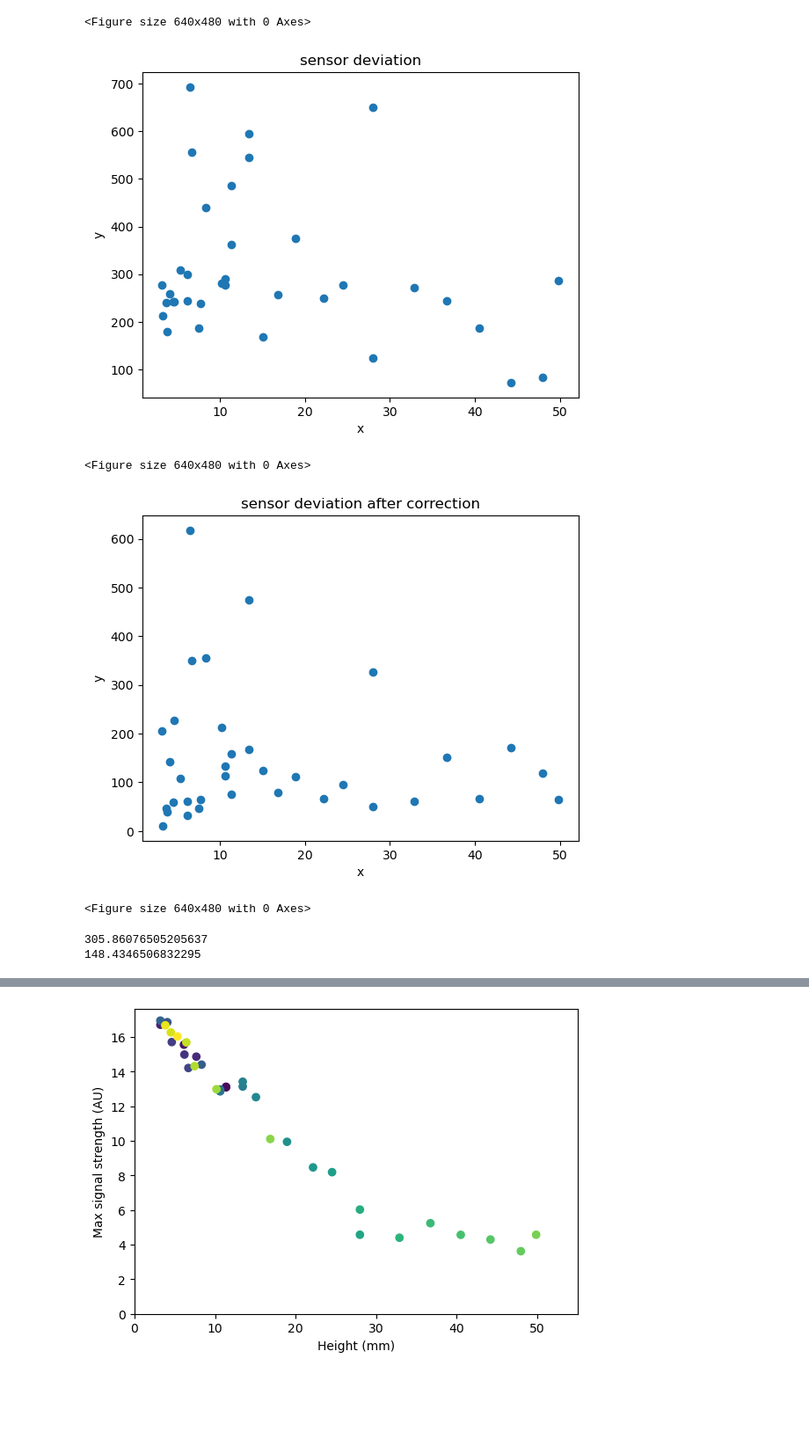
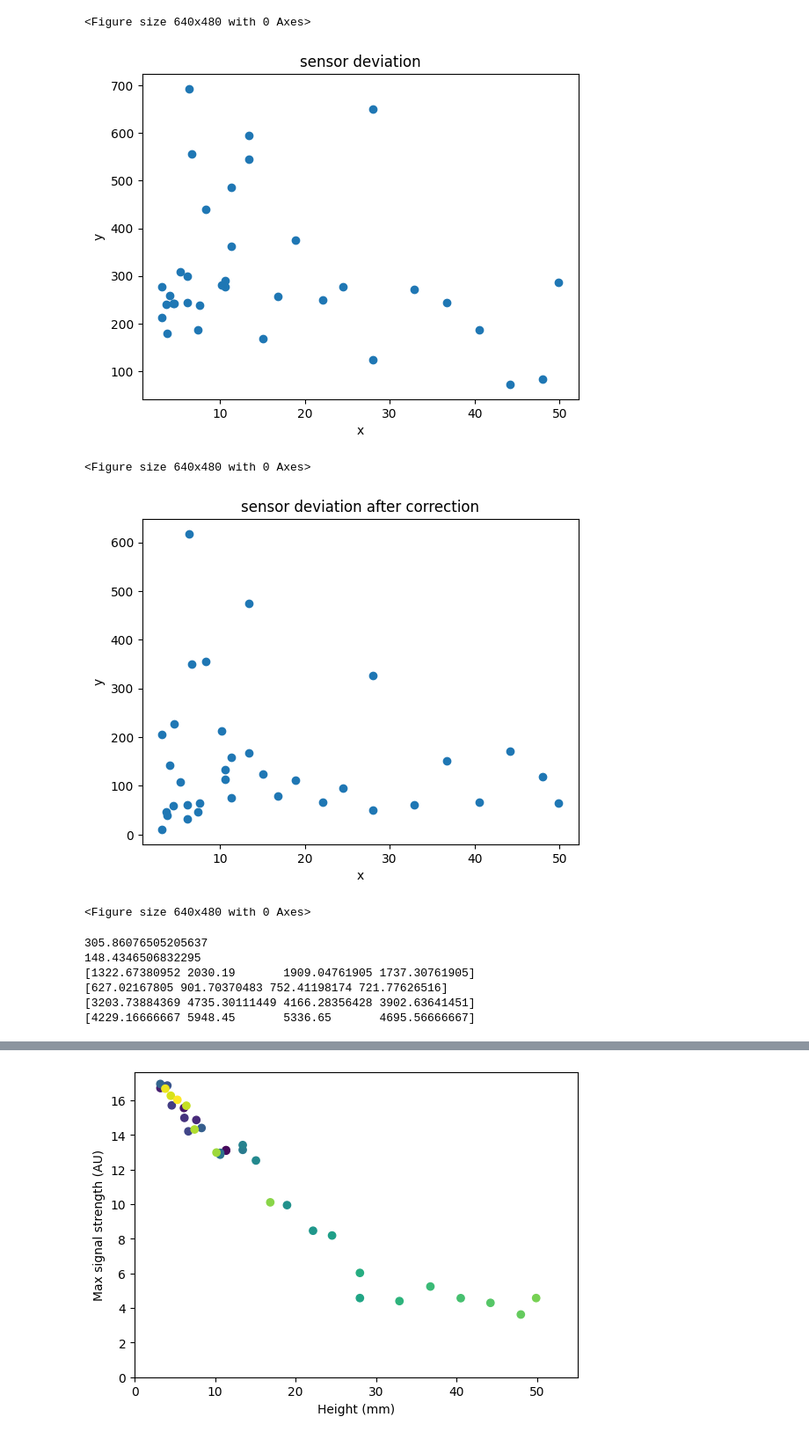
Before and after one commit to Michiel-E3/Bachelor-project, a Jupyter notebook: data-analyse experiment 1/data-analysis.ipynb, the cells around one changed output, grey strips where cells are left out. Shown at 88% size. Cells and saved outputs as stored; diff of their text form; code cells hidden in the pictures; blank space fills up the shorter version.

```diff
--- a/data-analyse experiment 1/data-analysis.ipynb
+++ b/data-analyse experiment 1/data-analysis.ipynb
@@ -14,7 +14,8 @@ for i in range(6, number_of_files+1):
     A1 = []
     A2 = []
     A3 = []
-    open_file = open(f"C:/Users/Michiel Erkamp/Desktop/Bachelor-project/data experiment 1/data-{i}.csv", 'r')
+    # open_file = open(f"C:/Users/Michiel Erkamp/Desktop/Bachelor-project/data experiment 1/data-{i}.csv", 'r')
+    open_file = open(f"C:/Users/Michiel/Desktop/Bachelor-project/data experiment 1/data-{i}.csv", 'r')
     for line in open_file:
         data_opgeknipt = line.split(',')
         try:
@@ -180,51 +194,63 @@ plt.ylabel("y")
 plt.show()
 plt.clf()
 # %% [output]
-[figure, old version]
+[figure, new version]
 <Figure size 640x480 with 0 Axes>
 # %%
 sensor_baseline_avg = np.mean(sensor_baselines, axis=0)
+sensor_baseline_std = np.std(sensor_baselines, axis=0)
+sensor_baseline_min = np.min(sensor_baselines, axis=0)
+sensor_baseline_max = np.max(sensor_baselines, axis=0)
 
 factor = np.mean(sensor_baseline_avg)
 
 x = []
 y = []
 sensor_deviations2 = []
 
 for i in range(len(data)):
     data_i = np.array(data[i])
     A_all = data_i[2:6]
     corrected_A = []
     for j in range(len(sensor_baseline_avg)):
         corrected_A.append(np.array(A_all[j]) / sensor_baseline_avg[j])
     corrected_A = np.array(corrected_A)
     sensor_avg = np.mean(corrected_A, axis=1)
     sensor_baseline = np.mean(corrected_A[:,-60:], axis=1)
     sensor_deviation = np.std(sensor_baseline) * factor
     sensor_deviations2.append(sensor_deviation)
 
     x.append(data_i[0,0])
     y.append(sensor_deviation)
     # x.append([data_i[0,0],data_i[0,0],data_i[0,0],data_i[0,0]])
     # y.append(sensor_baseline)
 
 plt.scatter(x, y)
 plt.title("sensor deviation after correction")
 # plt.xlim(0,55)
 # plt.ylim(bottom=0)
 plt.xlabel("x")
 plt.ylabel("y")
 plt.show()
 plt.clf()
 # %% [output]
-[figure, old version]
+[figure, new version]
 <Figure size 640x480 with 0 Axes>
 # %%
 print(np.mean(sensor_deviations1))
 print(np.mean(sensor_deviations2))
+
+print(sensor_baseline_avg)
+print(sensor_baseline_std)
+print(sensor_baseline_avg + 3*sensor_baseline_std)
+print(sensor_baseline_max)
 # %% [output]
 305.86076505205637
 148.4346506832295
+[1322.67380952 2030.19       1909.04761905 1737.30761905]
+[627.02167805 901.70370483 752.41198174 721.77626516]
+[3203.73884369 4735.30111449 4166.28356428 3902.63641451]
+[4229.16666667 5948.45       5336.65       4695.56666667]
 # %%
 x = []
 y = []
```
Also changed, not shown: parts of 3 cells of this notebook, 10 other files.
